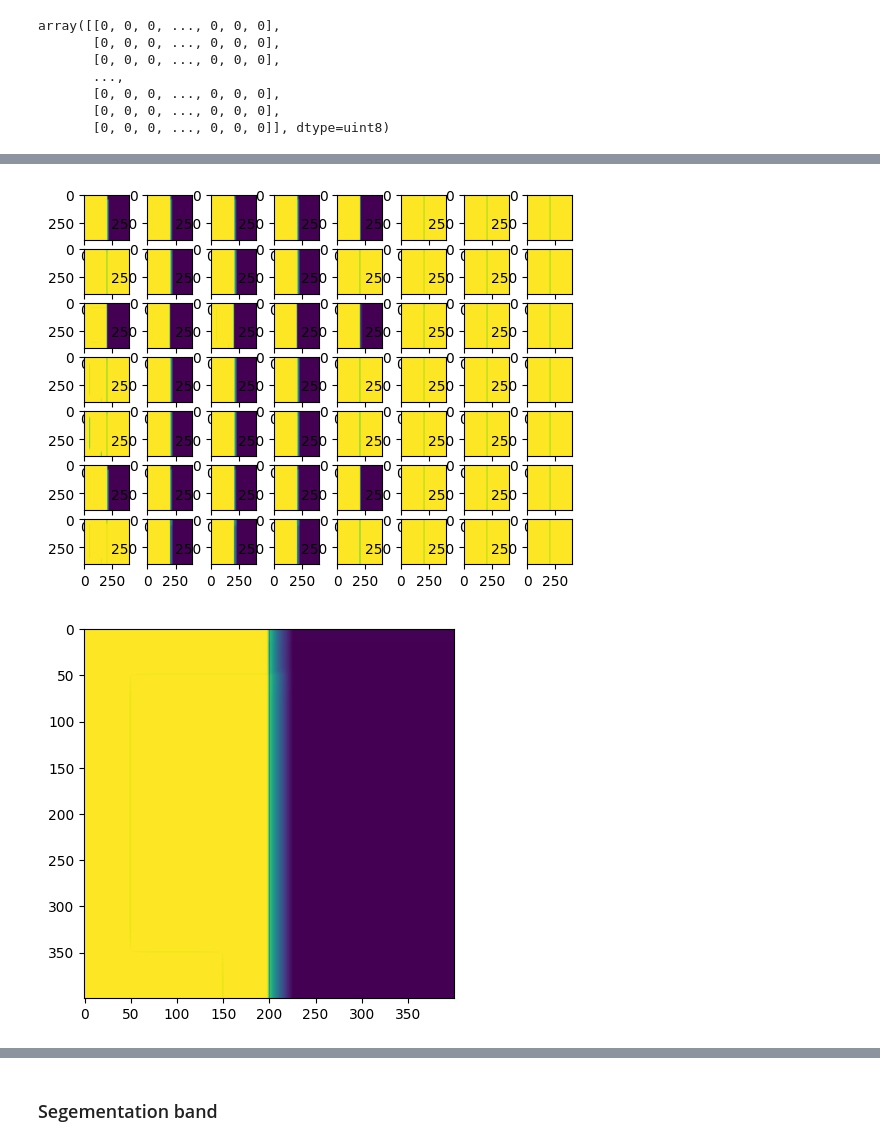
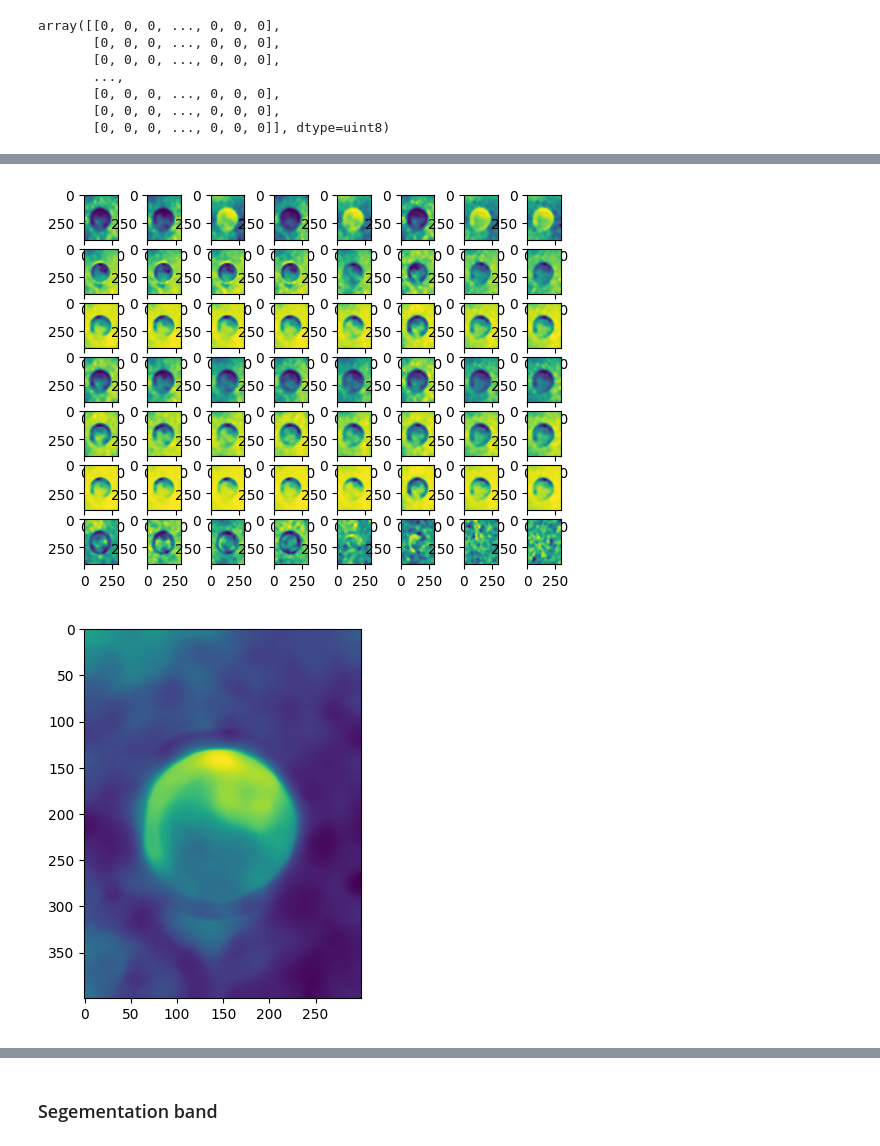
Before and after one commit to HuysArthur/texture-features-as-optimization-for-unsupervised-image-segmentation, a Jupyter notebook: texture-segmentation.ipynb, the cells around one changed output, grey strips where cells are left out. Drawn from its saved outputs; the diff is of its cells as text; code cells hidden in the pictures.

```diff
--- a/texture-segmentation.ipynb
+++ b/texture-segmentation.ipynb
@@ -266,8 +258,8 @@ plt.show()
 normalizedWCFs = np.zeros(WCFs.shape)
 for i in range(WCFs.shape[2]):
     normalizedWCFs[:,:, i, 0] = normalize(WCFs[:,:,i, 0])
-    normalizedWCFs[:,:, i, 1] = normalize(WCFs[:,:,i, 1])
-    normalizedWCFs[:,:, i, 2] = log_normalize(WCFs[:,:,i, 2])
+    normalizedWCFs[:,:, i, 1] = log_normalize(WCFs[:,:,i, 1])
+    normalizedWCFs[:,:, i, 2] = normalize(WCFs[:,:,i, 2])
     normalizedWCFs[:,:, i, 3] = normalize(WCFs[:,:,i, 3])
     normalizedWCFs[:,:, i, 4] = normalize(WCFs[:,:,i, 4])
     normalizedWCFs[:,:, i, 5] = normalize(WCFs[:,:,i, 5])
@@ -286,13 +278,13 @@ plt.show()
 normalizedWCFs = np.zeros(WCFs.shape)
 for i in range(WCFs.shape[2]):
     for j in range(WCFs.shape[3]):
-        blurred = gaussian_filter(WCFs[:,:,i, j], sigma)
+        blurred = gaussian_filter(WCFs[:,:,i, j], 0.8)
         erosion = grey_erosion(blurred, 3)
         normalizedWCFs[:,:, i, j] = grey_dilation(erosion, 3)
 
     normalizedWCFs[:,:, i, 0] = normalize(normalizedWCFs[:,:,i, 0])
-    normalizedWCFs[:,:, i, 1] = normalize(normalizedWCFs[:,:,i, 1])
-    normalizedWCFs[:,:, i, 2] = log_normalize(normalizedWCFs[:,:,i, 2])
+    normalizedWCFs[:,:, i, 1] = log_normalize(normalizedWCFs[:,:,i, 1])
+    normalizedWCFs[:,:, i, 2] = normalize(normalizedWCFs[:,:,i, 2])
     normalizedWCFs[:,:, i, 3] = normalize(normalizedWCFs[:,:,i, 3])
     normalizedWCFs[:,:, i, 4] = normalize(normalizedWCFs[:,:,i, 4])
     normalizedWCFs[:,:, i, 5] = normalize(normalizedWCFs[:,:,i, 5])
@@ -309,13 +301,13 @@ plt.show()
 # %%
+def invert(X):
+    return (X - 1) * -1
+
 invertedWCFs = normalizedWCFs.copy()
 X = np.zeros((0, image_size[0], image_size[1]))
 for i in range(WCFs.shape[2]):
     for j in range(WCFs.shape[3]):
-        inverted = (invertedWCFs[:,:,i, j] - 1) * -1
-
-
-        if metrics.mean_squared_error(np.mean(X, axis=0), invertedWCFs[:,:,i, j]) > metrics.mean_squared_error(np.mean(X, axis=0), inverted):
-            invertedWCFs[:,:, i, j] = inverted
+        if metrics.mean_squared_error(np.mean(X, axis=0), np.mean(np.concatenate((X, [invertedWCFs[:,:,i,j]]), axis=0), axis=0)) > metrics.mean_squared_error(np.mean(X, axis=0), np.mean(np.concatenate((X, [invert(invertedWCFs[:,:,i,j])]), axis=0), axis=0)):
+            invertedWCFs[:,:, i, j] = invert(invertedWCFs[:,:,i, j])
 
         X = np.concatenate((X, [invertedWCFs[:,:,i,j]]), axis=0)
 
@@ -338,14 +330,14 @@ plt.show()
 # %%
-filteredWCFs = np.zeros(WCFs.shape)
+smoothedWCFs = np.zeros(WCFs.shape)
 for i in range(WCFs.shape[2]):
     for j in range(WCFs.shape[3]):
-        filteredWCFs[:,:, i, j] = minimum_filter(invertedWCFs[:,:,i,j], n)
+        smoothedWCFs[:,:, i, j] = median_filter(invertedWCFs[:,:,i,j], n)
 # %%
-plot_features(filteredWCFs)
+plot_features(smoothedWCFs)
 # %% [output]
-[figure, old version]
+[figure, new version]
 # %%
-plt.imshow(np.mean(np.mean(filteredWCFs, 3), 2))
+plt.imshow(invert(np.mean(np.mean(smoothedWCFs[:,:,:,1:2], 3), 2)))
 plt.show()
 # %% [output]
-[figure, old version]
+[figure, new version]
```
Also changed, not shown: parts of 58 cells of this notebook.
